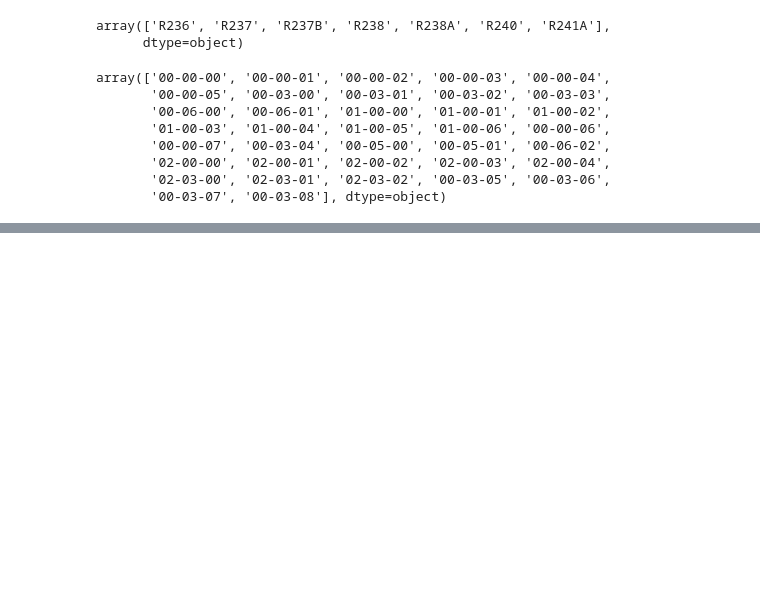
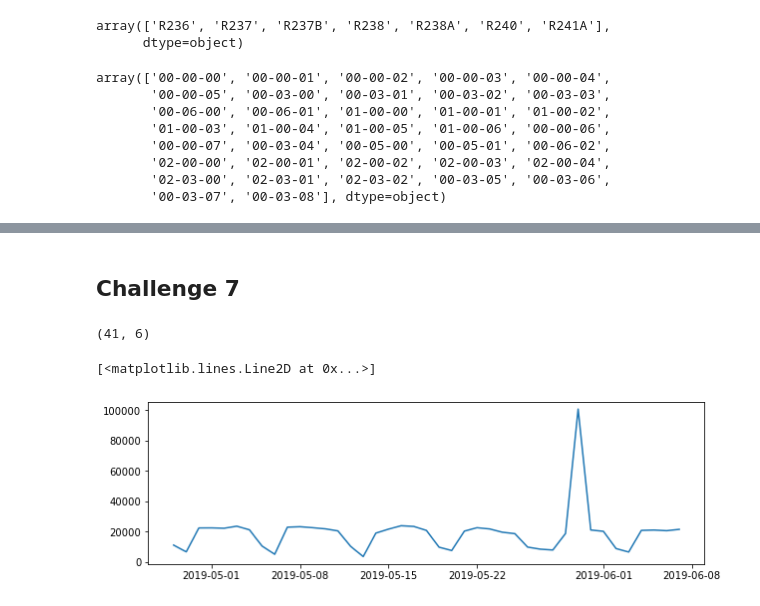
Before and after one commit to jlmartin100/Metis_Projects, a Jupyter notebook: Project_1/Project_1_ECM.ipynb, the cells around one changed output, grey strips where cells are left out. Cells and saved outputs as stored; diff of their text form; code cells hidden in the pictures; blank space fills up the shorter version.

```diff
--- a/Project_1/Project_1_ECM.ipynb
+++ b/Project_1/Project_1_ECM.ipynb
@@ -87,0 +172,3 @@ array(['00-00-00', '00-00-01', '00-00-02', '00-00-03', '00-00-04',
+# %%
+df_c6 = df_daily.groupby(['STATION', 'DATE']).agg({'DAILY_ENTRIES': 'sum', 'PREV_ENTRIES': 'sum',
+                                                                  'ENTRIES': 'sum'}).reset_index()
@@ -87,0 +184,16 @@ array(['00-00-00', '00-00-01', '00-00-02', '00-00-03', '00-00-04',
+# %% [markdown]
+## Challenge 7
+# %%
+df_c6_bb = df_c6[df_c6.STATION == 'BROOKLYN BRIDGE'].reset_index()
+df_c6_bb.shape
+# %% [output]
+(41, 6)
+# %%
+plt.figure(figsize=(10,3))
+plt.plot(df_c6_bb['DATE'],df_c6_bb['DAILY_ENTRIES'])
+#plt.xticks(['2019-05-12', '2019-05-13', '2019-05-14', '2019-05-15', '2019-05-16'])
+#plt.xlim(['2019-05-27', '2019-06-05'])
+#plt.ylim([0.1e10,1e10])
+# %% [output]
+[<matplotlib.lines.Line2D at 0x...>]
+[figure, added]
```
Also changed, not shown: parts of 20 cells of this notebook.
